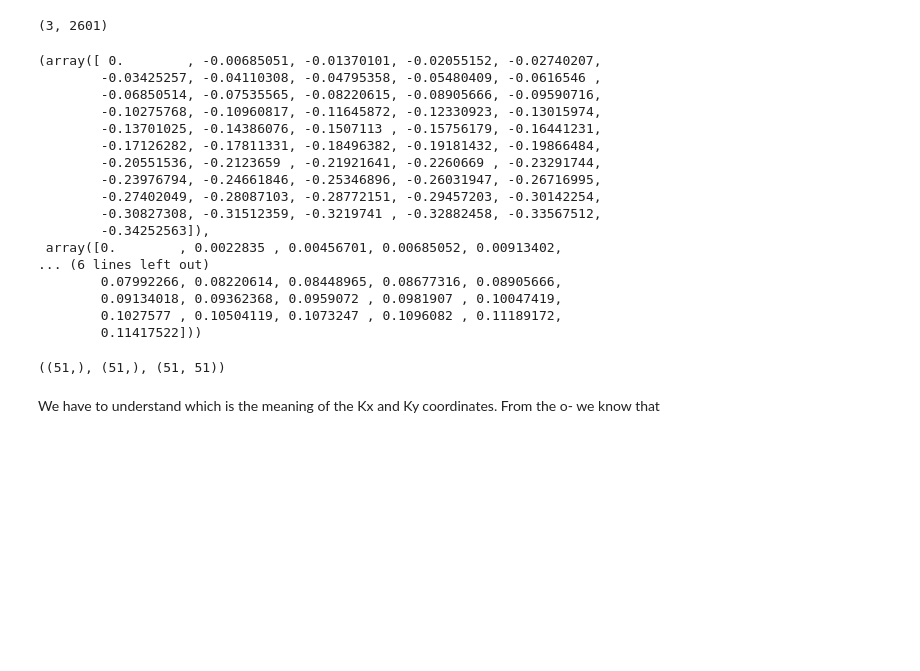
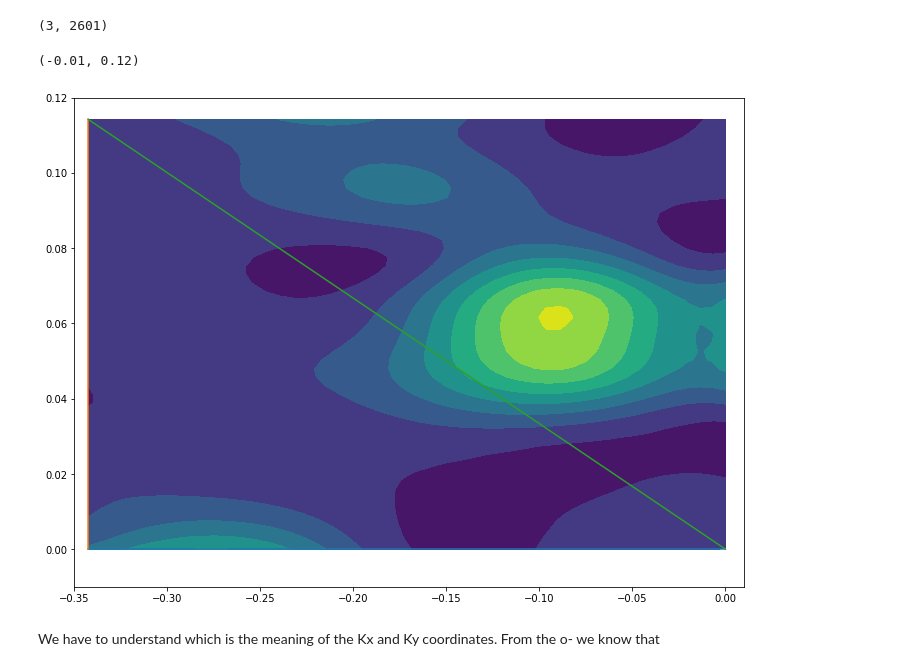
Before and after one commit to marcodalessandro76/WSe2, a Jupyter notebook: NEQ_Analysis.ipynb, the cells around one changed output. Saved outputs shown, nothing was run; the diff lists cells and outputs as text; code cells hidden in the pictures; blank space fills up the shorter version.

```diff
--- a/NEQ_Analysis.ipynb
+++ b/NEQ_Analysis.ipynb
@@ -733,29 +734,22 @@ data.shape
 Kx = np.array([data[0,numk*ind] for ind in range(numk)])
 Ky = np.array([data[1,ind] for ind in range(numk)])
 occ = np.reshape(data[2],(numk,numk))
-Kx,Ky
+#Kx,Ky
-# %% [output]
-(array([ 0.        , -0.00685051, -0.01370101, -0.02055152, -0.02740207,
-        -0.03425257, -0.04110308, -0.04795358, -0.05480409, -0.0616546 ,
-        -0.06850514, -0.07535565, -0.08220615, -0.08905666, -0.09590716,
-        -0.10275768, -0.10960817, -0.11645872, -0.12330923, -0.13015974,
-        -0.13701025, -0.14386076, -0.1507113 , -0.15756179, -0.16441231,
-        -0.17126282, -0.17811331, -0.18496382, -0.19181432, -0.19866484,
-        -0.20551536, -0.2123659 , -0.21921641, -0.2260669 , -0.23291744,
-        -0.23976794, -0.24661846, -0.25346896, -0.26031947, -0.26716995,
-        -0.27402049, -0.28087103, -0.28772151, -0.29457203, -0.30142254,
-        -0.30827308, -0.31512359, -0.3219741 , -0.32882458, -0.33567512,
-        -0.34252563]),
- array([0.        , 0.0022835 , 0.00456701, 0.00685052, 0.00913402,
-... (6 lines left out)
-        0.07992266, 0.08220614, 0.08448965, 0.08677316, 0.08905666,
-        0.09134018, 0.09362368, 0.0959072 , 0.0981907 , 0.10047419,
-        0.1027577 , 0.10504119, 0.1073247 , 0.1096082 , 0.11189172,
-        0.11417522]))
-# %%
-Kx.shape,Ky.shape,occ.shape
-# %% [output]
-((51,), (51,), (51, 51))
+# %%
+G_coord = np.array([0.,0.0])
+M_coord = np.array([-0.34252563,0.])
+K_coord = np.array([-0.342525661,0.114175245])
+# %%
+fig, ax = plt.subplots(figsize=(12, 9))
+plt.plot([G_coord[0],M_coord[0]],[G_coord[1],M_coord[1]])
+plt.plot([M_coord[0],K_coord[0]],[M_coord[1],K_coord[1]])
+plt.plot([K_coord[0],G_coord[0]],[K_coord[1],G_coord[1]])
+plt.contourf(Kx,Ky,occ)
+plt.xlim(-0.35,0.01)
+plt.ylim(-0.01,0.12)
+# %% [output]
+(-0.01, 0.12)
+[figure, added]
 # %% [markdown]
 We have to understand which is the meaning of the Kx and Ky coordinates. From the o- we know that
 # %%
```
Also changed, not shown: parts of 14 cells of this notebook, 1 other file.
